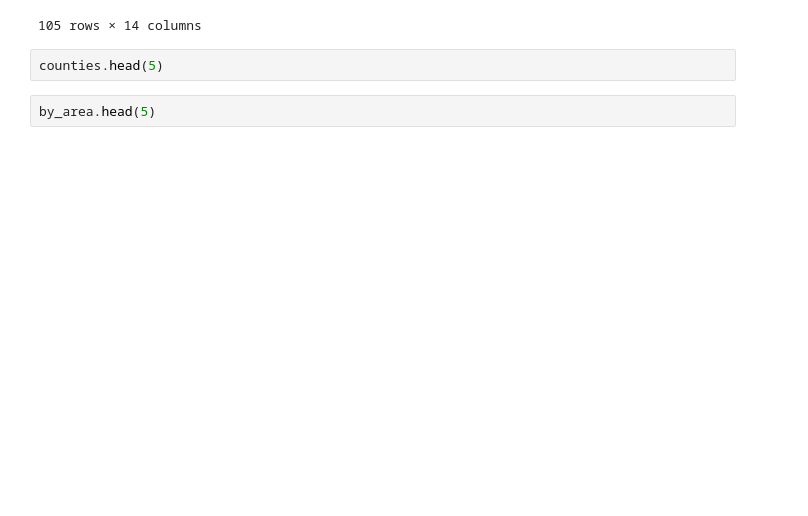
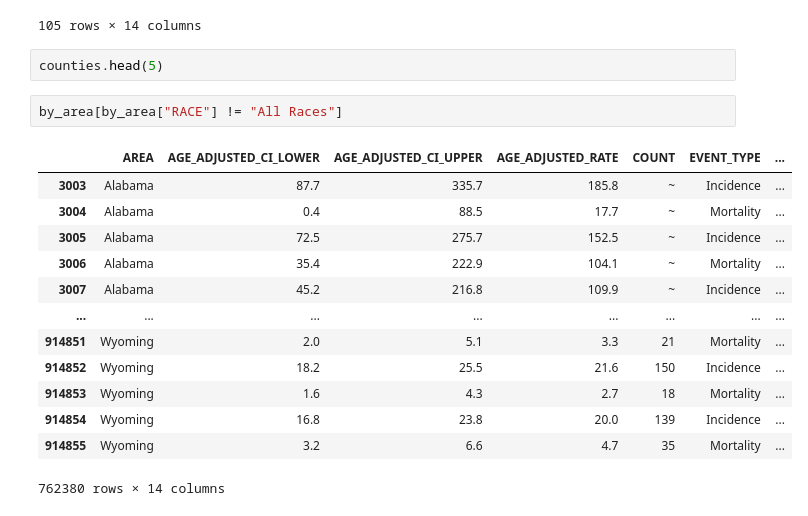
Before and after one commit to samuel-lindsay/cse163-cancer-research, a Jupyter notebook: ProjectScratch.ipynb, the cells around one changed output. Cells and saved outputs as stored; diff of their text form; blank space fills up the shorter version.

```diff
--- a/ProjectScratch.ipynb
+++ b/ProjectScratch.ipynb
@@ -195,4 +195,18 @@ test_gdf[state]
 # %%
 counties.head(5)
 # %%
-by_area.head(5)
+by_area[by_area["RACE"] != "All Races"]
+# %% [output]
+|  | AREA | AGE_ADJUSTED_CI_LOWER | AGE_ADJUSTED_CI_UPPER | AGE_ADJUSTED_RATE | COUNT | EVENT_TYPE | ... |
+| 3003 | Alabama | 87.7 | 335.7 | 185.8 | ~ | Incidence | ... |
+| 3004 | Alabama | 0.4 | 88.5 | 17.7 | ~ | Mortality | ... |
+| 3005 | Alabama | 72.5 | 275.7 | 152.5 | ~ | Incidence | ... |
+| 3006 | Alabama | 35.4 | 222.9 | 104.1 | ~ | Mortality | ... |
+| 3007 | Alabama | 45.2 | 216.8 | 109.9 | ~ | Incidence | ... |
+| ... | ... | ... | ... | ... | ... | ... | ... |
+| 914851 | Wyoming | 2.0 | 5.1 | 3.3 | 21 | Mortality | ... |
+| 914852 | Wyoming | 18.2 | 25.5 | 21.6 | 150 | Incidence | ... |
+| 914853 | Wyoming | 1.6 | 4.3 | 2.7 | 18 | Mortality | ... |
+| 914854 | Wyoming | 16.8 | 23.8 | 20.0 | 139 | Incidence | ... |
+| 914855 | Wyoming | 3.2 | 6.6 | 4.7 | 35 | Mortality | ... |
+762380 rows × 14 columns
```
Also changed, not shown: 1 other file.
